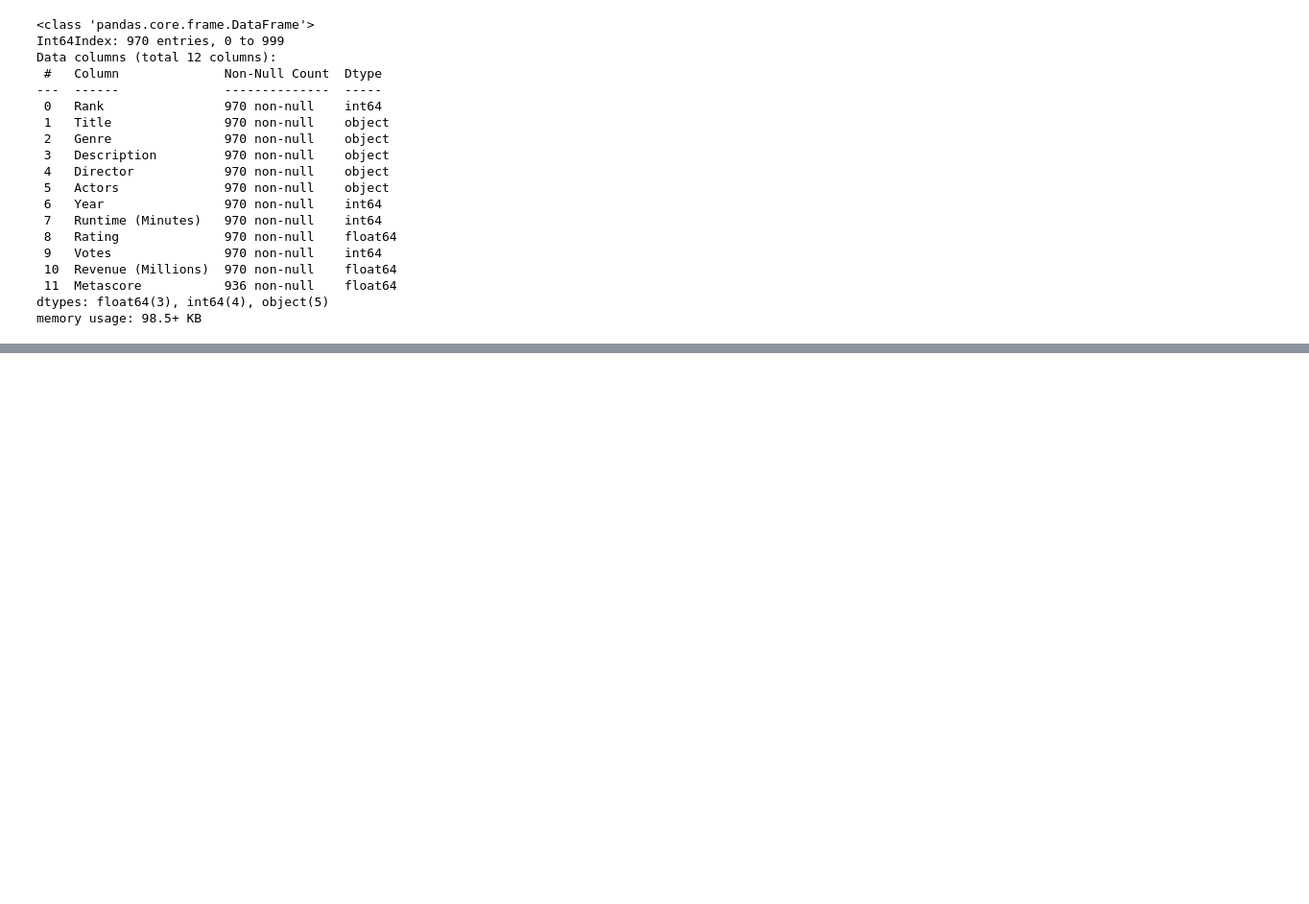
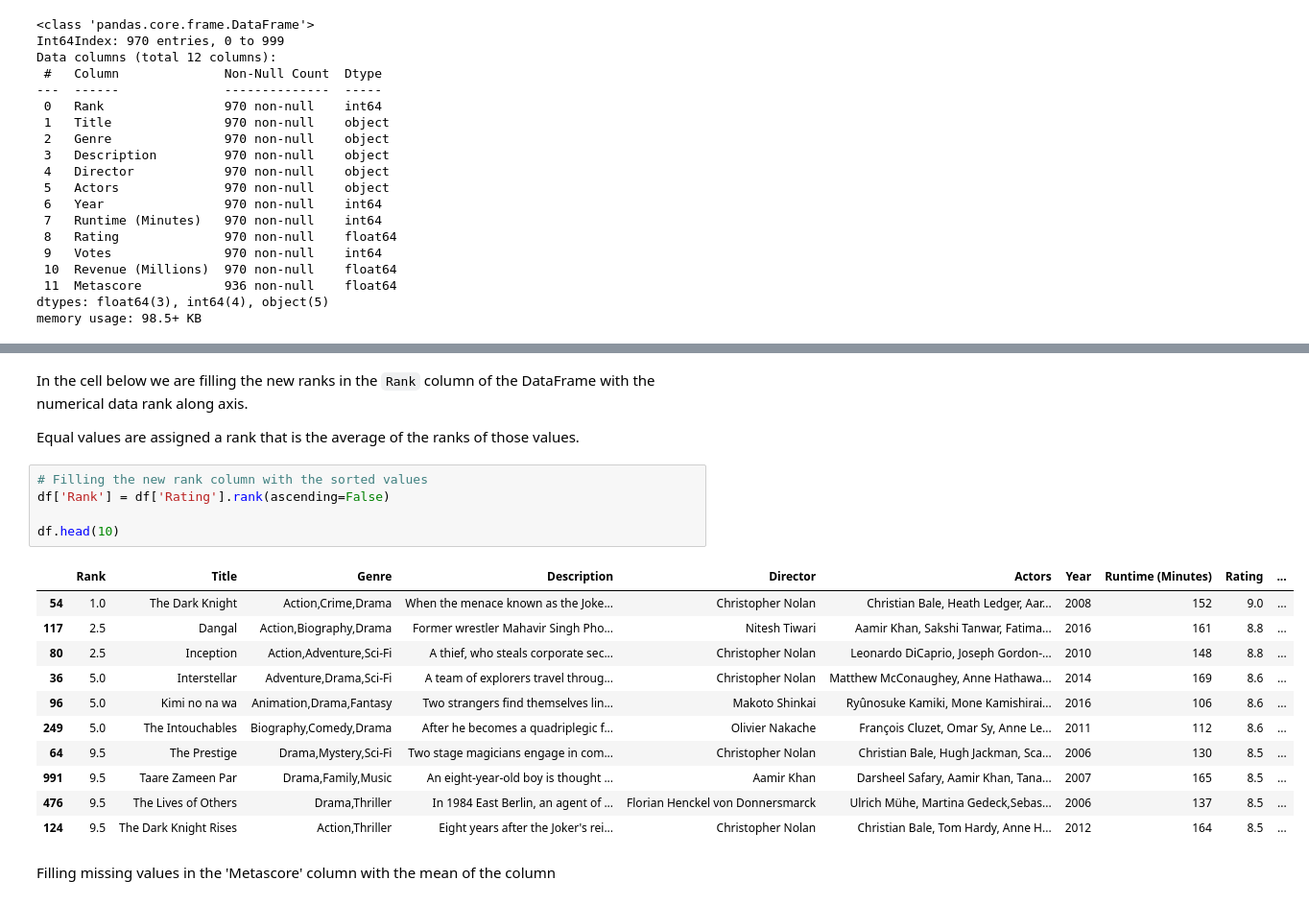
Before and after one commit to FarshidNooshi/Data-Mining, a Jupyter notebook: HW1/notebook.ipynb, the cells around one changed output, grey strips where cells are left out. Shown at 96% size. Saved outputs shown, nothing was run; the diff lists cells and outputs as text; blank space fills up the shorter version.

```diff
--- a/HW1/notebook.ipynb
+++ b/HW1/notebook.ipynb
@@ -114,0 +135,23 @@ memory usage: 98.5+ KB
+# %% [markdown]
+In the cell below we are filling the new ranks in the `Rank` column of the DataFrame with the numerical data rank along axis.
+
+Equal values are assigned a rank that is the average of the ranks of those values.
+# %%
+# Filling the new rank column with the sorted values
+df['Rank'] = df['Rating'].rank(ascending=False)
+
+df.head(10)
+# %% [output]
+|  | Rank | Title | Genre | Description | Director | Actors | Year | Runtime (Minutes) | Rating | ... |
+| 54 | 1.0 | The Dark Knight | Action,Crime,Drama | When the menace known as the Joke... | Christopher Nolan | Christian Bale, Heath Ledger, Aar... | 2008 | 152 | 9.0 | ... |
+| 117 | 2.5 | Dangal | Action,Biography,Drama | Former wrestler Mahavir Singh Pho... | Nitesh Tiwari | Aamir Khan, Sakshi Tanwar, Fatima... | 2016 | 161 | 8.8 | ... |
+| 80 | 2.5 | Inception | Action,Adventure,Sci-Fi | A thief, who steals corporate sec... | Christopher Nolan | Leonardo DiCaprio, Joseph Gordon-... | 2010 | 148 | 8.8 | ... |
+| 36 | 5.0 | Interstellar | Adventure,Drama,Sci-Fi | A team of explorers travel throug... | Christopher Nolan | Matthew McConaughey, Anne Hathawa... | 2014 | 169 | 8.6 | ... |
+| 96 | 5.0 | Kimi no na wa | Animation,Drama,Fantasy | Two strangers find themselves lin... | Makoto Shinkai | Ryûnosuke Kamiki, Mone Kamishirai... | 2016 | 106 | 8.6 | ... |
+| 249 | 5.0 | The Intouchables | Biography,Comedy,Drama | After he becomes a quadriplegic f... | Olivier Nakache | François Cluzet, Omar Sy, Anne Le... | 2011 | 112 | 8.6 | ... |
+| 64 | 9.5 | The Prestige | Drama,Mystery,Sci-Fi | Two stage magicians engage in com... | Christopher Nolan | Christian Bale, Hugh Jackman, Sca... | 2006 | 130 | 8.5 | ... |
+| 991 | 9.5 | Taare Zameen Par | Drama,Family,Music | An eight-year-old boy is thought ... | Aamir Khan | Darsheel Safary, Aamir Khan, Tana... | 2007 | 165 | 8.5 | ... |
+| 476 | 9.5 | The Lives of Others | Drama,Thriller | In 1984 East Berlin, an agent of ... | Florian Henckel von Donnersmarck | Ulrich Mühe, Martina Gedeck,Sebas... | 2006 | 137 | 8.5 | ... |
+| 124 | 9.5 | The Dark Knight Rises | Action,Thriller | Eight years after the Joker's rei... | Christopher Nolan | Christian Bale, Tom Hardy, Anne H... | 2012 | 164 | 8.5 | ... |
+# %% [markdown]
+Filling missing values in the 'Metascore' column with the mean of the column
```
Also changed, not shown: parts of 15 cells of this notebook.
